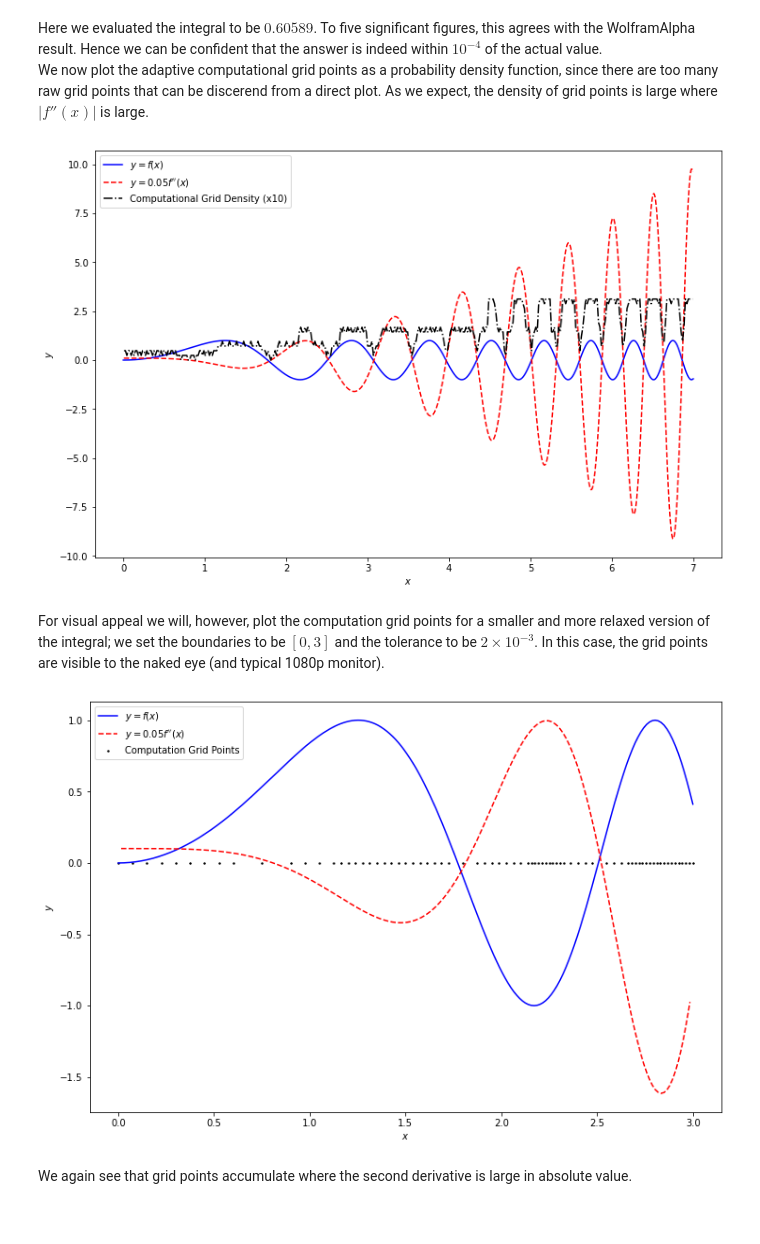
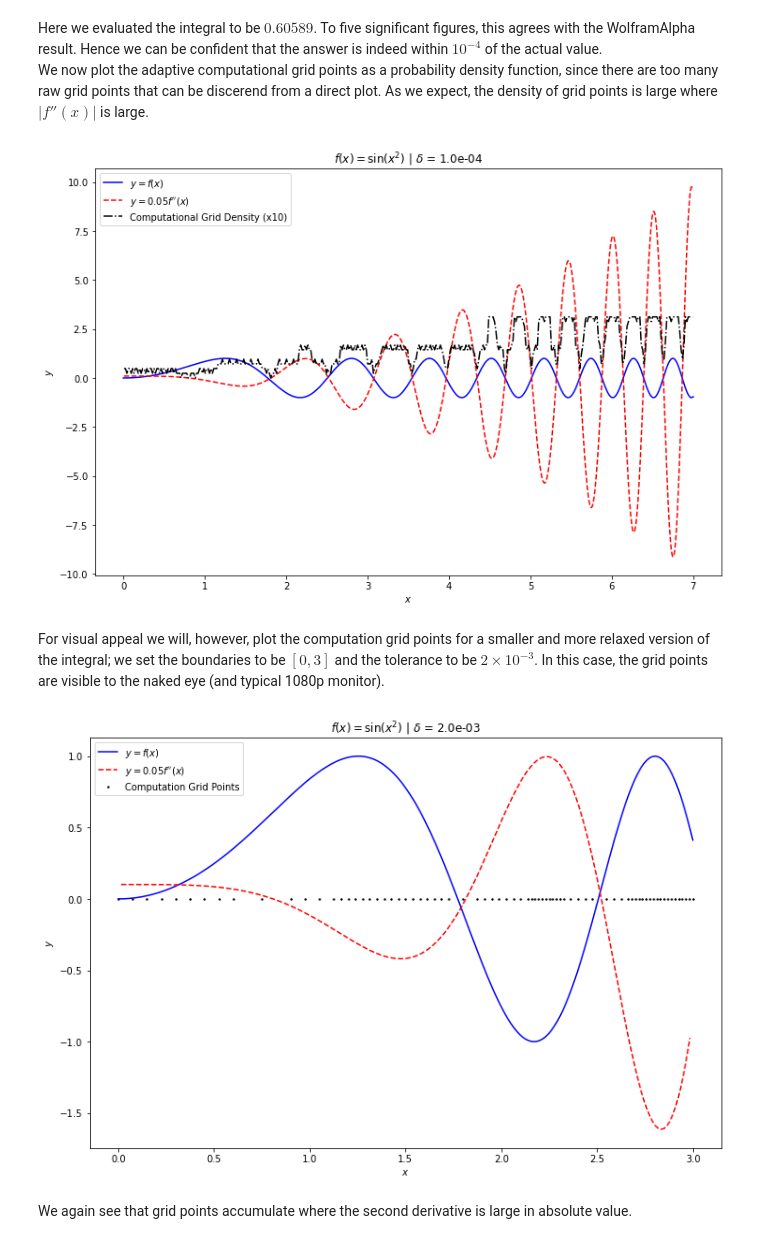
Before and after one commit to jwu277/math406-hw1, a Jupyter notebook: assi1.ipynb, the cells around one changed output. Cells and saved outputs as stored; diff of their text form; code cells hidden in the pictures.

Commit message:
added titles to q9 graphs

```diff
--- a/assi1.ipynb
+++ b/assi1.ipynb
@@ -634,31 +634,32 @@ We now plot the adaptive computational grid points as a probability density func
 # %%
 ## Plotting ##
 
 fig, ax = plt.subplots(figsize=(12,8))
 
 npts = 1000
 dx = (b - a) / npts
 x = np.linspace(a, b, npts)
 y = f(x)
 
 hist_pts = 400
 cgrid_hist = np.histogram(cgrid, bins=hist_pts, range=(a,b), density=True)
 
 ax.plot(x, y, label='$y = f(x)$', c='b')
 
 d2_coeff = 0.05
 ax.plot(x[1:-1], d2_coeff * np.diff(np.diff(y)) / (dx * dx), label=f"$y = {d2_coeff} f''(x)$", c='r', ls='--')
 
 cgd_coeff = 10
 ax.plot((cgrid_hist[1][1:] + cgrid_hist[1][:-1]) / 2, cgd_coeff * cgrid_hist[0], label=f'Computational Grid Density (x{cgd_coeff})', c='k', ls='-.')
 
 ax.set_xlabel('$x$')
 ax.set_ylabel('$y$')
+ax.set_title(f'$f(x) = \\sin(x^2)$ | $\\delta$ = {tol:.1e}')
 ax.legend()
 
 plt.show()
 # %% [output]
-[figure, old version]
+[figure, new version]
 # %% [markdown]
 For visual appeal we will, however, plot the computation grid points for a smaller and more relaxed version of the integral; we set the boundaries to be $[0, 3]$ and the tolerance to be $2 \times 10^{-3}$. In this case, the grid points are visible to the naked eye (and typical 1080p monitor).
 # %%
@@ -692,11 +693,12 @@ ax.scatter(cgrid, np.zeros(len(cgrid)), label='Computation Grid Points', c='k',
 
 ax.set_xlabel('$x$')
 ax.set_ylabel('$y$')
+ax.set_title(f'$f(x) = \\sin(x^2)$ | $\\delta$ = {tol:.1e}')
 ax.legend()
 
 plt.show()
 # %% [output]
-[figure, old version]
+[figure, new version]
 # %% [markdown]
 We again see that grid points accumulate where the second derivative is large in absolute value.
 # %% [markdown]
```
Also changed, not shown: 1 other file.
